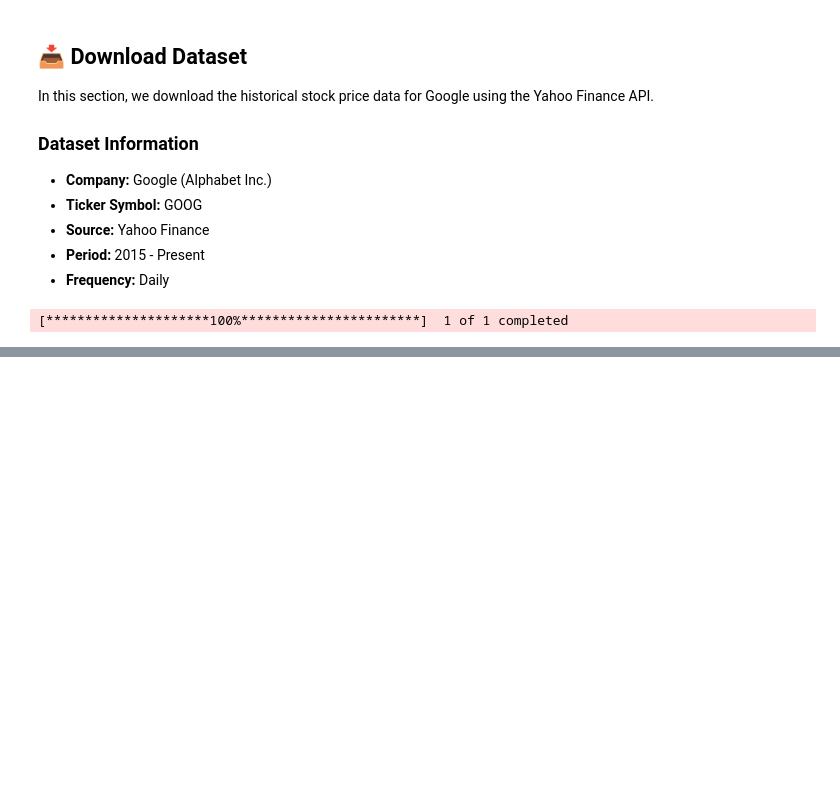
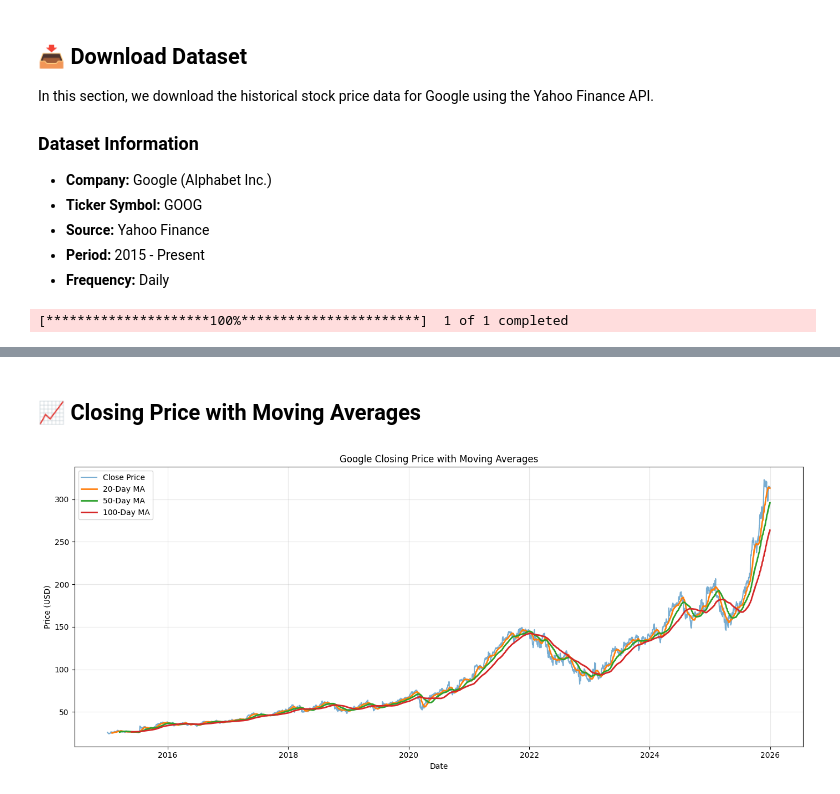
Before and after one commit to kosar-am/finance-prediction-rnn, a Jupyter notebook: notebooks/01_data_collection.ipynb, the cells around one changed output, grey strips where cells are left out. Cells and saved outputs as stored; diff of their text form; code cells hidden in the pictures; blank space fills up the shorter version.

```diff
--- a/notebooks/01_data_collection.ipynb
+++ b/notebooks/01_data_collection.ipynb
@@ -79,0 +235,35 @@ df.head(10)
+# %% [markdown]
+## 📈 Closing Price with Moving Averages
+# %%
+# Calculate moving averages
+df["MA20"] = df["Close"].rolling(window=20).mean()
+df["MA50"] = df["Close"].rolling(window=50).mean()
+df["MA100"] = df["Close"].rolling(window=100).mean()
+
+# Create a figure
+plt.figure(figsize=(14, 6))
+
+# Plot closing price
+plt.plot(df.index, df["Close"], label="Close Price", alpha=0.6)
+
+# Plot moving averages
+plt.plot(df.index, df["MA20"], label="20-Day MA", linewidth=2)
+plt.plot(df.index, df["MA50"], label="50-Day MA", linewidth=2)
+plt.plot(df.index, df["MA100"], label="100-Day MA", linewidth=2)
+
+# Add title and labels
+plt.title("Google Closing Price with Moving Averages")
+plt.xlabel("Date")
+plt.ylabel("Price (USD)")
+
+# Display legend
+plt.legend()
+
+# Add grid
+plt.grid(True, alpha=0.3)
+
+# Adjust layout and display the chart
+plt.tight_layout()
+plt.show()
+# %% [output]
+[figure, added]
```
Also changed, not shown: parts of 38 cells of this notebook.
